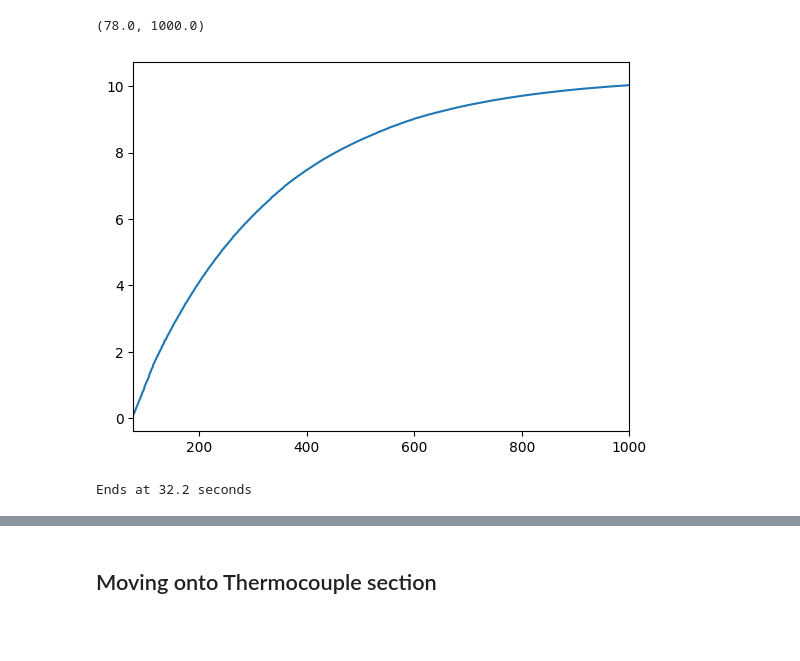
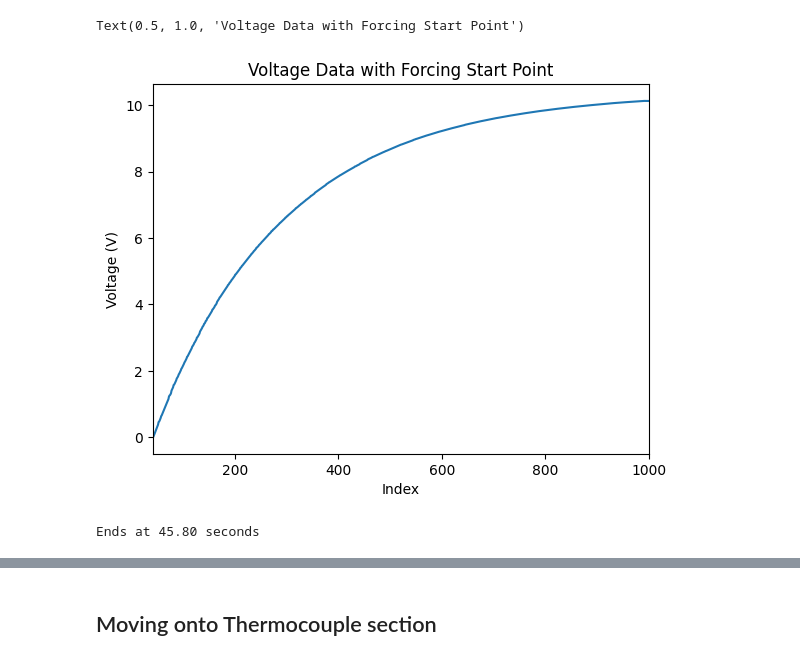
Before and after one commit to EP-Shark/MET4400C_Ins-obs_labs, a Jupyter notebook: Labs/lab_2_files/Full_lab2.ipynb, the cells around one changed output, grey strips where cells are left out. Saved outputs shown, nothing was run; the diff lists cells and outputs as text; code cells hidden in the pictures; blank space fills up the shorter version.

```diff
--- a/Labs/lab_2_files/Full_lab2.ipynb
+++ b/Labs/lab_2_files/Full_lab2.ipynb
@@ -6,7 +9,7 @@ import pandas as pd
 # %%
 #Loading datasets
 filepath = '/Users/epalmer/MET4400C_Ins-obs_labs/Labs/lab_2_files/Data_L2'
-data_RC = pd.read_csv(f'{filepath}/Full_Lab_2_Example_Data_RCCircuit.csv', header=36)
-data_ThermoC = pd.read_csv(f'{filepath}/Full_Lab_2_Example_Data_Thermocouple.csv', header = 36)
+data_RC = pd.read_csv(f'{filepath}/Full_Lab_2_RC_data.CSV', header=36)
+data_ThermoC = pd.read_csv(f'{filepath}/Full_Lab_2_Thermocouple_data.CSV', header = 36)
 #data_RC
-data_ThermoC
+#data_ThermoC
@@ -58,21 +38,24 @@ plt.ylim(0,0.5)
 # Setting up a time index instead of just numbers
 timestep = 0.1 #seconds per time step
 t_0 = 0 # initial time
-i0 = 78 # final time
+i0 =  42 # starting index
 # %%
 # Find the point where the step forcing stops
 plt.plot(vRC)
 plt.xlim(i0, 1000)
+plt.ylabel('Voltage (V)')
+plt.xlabel('Index')
+plt.title('Voltage Data with Forcing Start Point')
 # %% [output]
-(78.0, 1000.0)
+Text(0.5, 1.0, 'Voltage Data with Forcing Start Point')
-[figure, old version]
+[figure, new version]
 # %%
-# Look at index 400 and it seems to start leveling off here
-i1 = 400 # point where it starts to level off (ending index)
+# We are looking for the point where the voltage begins to level off.
+i1 = 500 # point where it starts to level off (ending index)
 t_end = (i1 - i0) * timestep # Ending time in seconds
-print (f'Ends at {t_end} seconds')
+print (f'Ends at {t_end:.2f} seconds')
 # %% [output]
-Ends at 32.2 seconds
+Ends at 45.80 seconds
 # %%
 #creating a time array
 t = np.arange(t_0, t_end, timestep)
```
Also changed, not shown: parts of 21 cells of this notebook, 2 other files.
